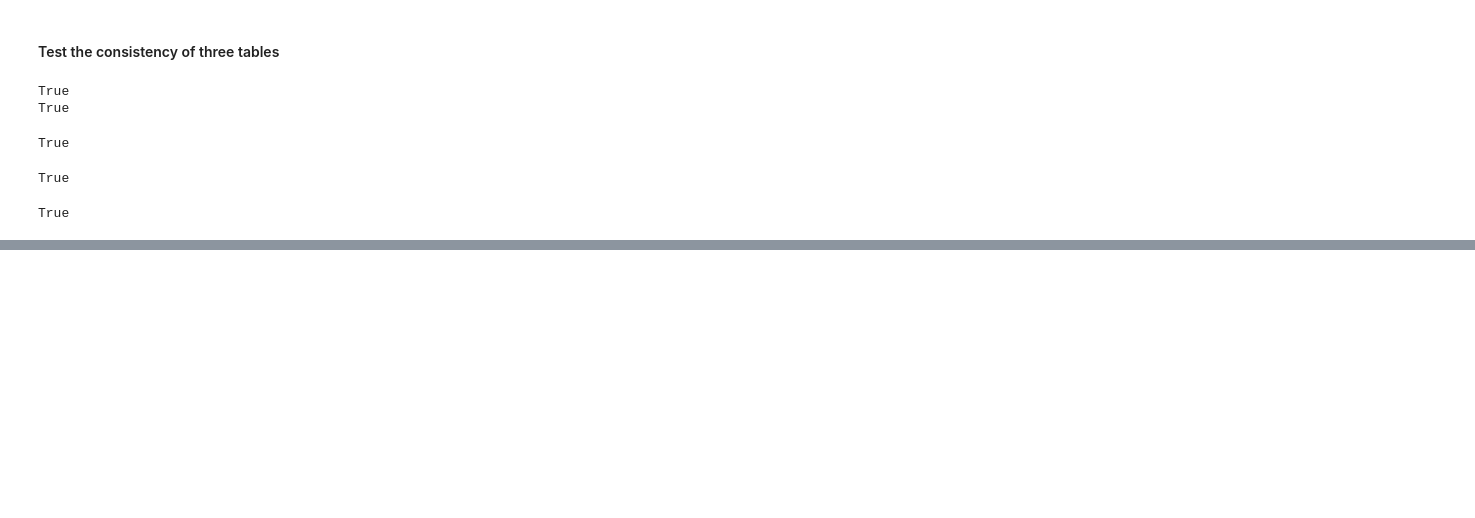
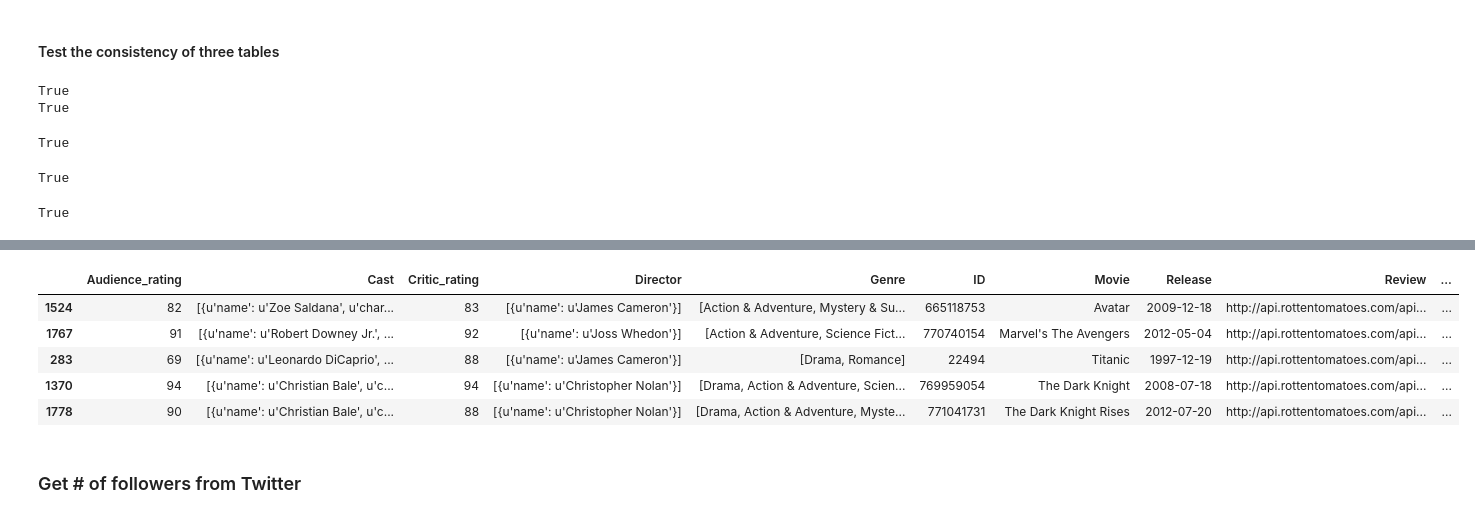
Before and after one commit to lantian2012/DataScience, a Jupyter notebook: Progress.ipynb, the cells around one changed output, grey strips where cells are left out. Cells and saved outputs as stored; diff of their text form; code cells hidden in the pictures; blank space fills up the shorter version.

Commit message:
add data from Twitter

```diff
--- a/Progress.ipynb
+++ b/Progress.ipynb
@@ -1080,0 +1039,11 @@ array([u'Horror', u'Comedy', u'Mystery & Suspense', u'Drama',
+# %%
+NewMovieTable.sort(['BoxOffice'], ascending=[False]).head()
+# %% [output]
+|  | Audience_rating | Cast | Critic_rating | Director | Genre | ID | Movie | Release | Review | ... |
+| 1524 | 82 | [{u'name': u'Zoe Saldana', u'char... | 83 | [{u'name': u'James Cameron'}] | [Action & Adventure, Mystery & Su... | 665118753 | Avatar | 2009-12-18 | http://api.rottentomatoes.com/api... | ... |
+| 1767 | 91 | [{u'name': u'Robert Downey Jr.', ... | 92 | [{u'name': u'Joss Whedon'}] | [Action & Adventure, Science Fict... | 770740154 | Marvel's The Avengers | 2012-05-04 | http://api.rottentomatoes.com/api... | ... |
+| 283 | 69 | [{u'name': u'Leonardo DiCaprio', ... | 88 | [{u'name': u'James Cameron'}] | [Drama, Romance] | 22494 | Titanic | 1997-12-19 | http://api.rottentomatoes.com/api... | ... |
+| 1370 | 94 | [{u'name': u'Christian Bale', u'c... | 94 | [{u'name': u'Christopher Nolan'}] | [Drama, Action & Adventure, Scien... | 769959054 | The Dark Knight | 2008-07-18 | http://api.rottentomatoes.com/api... | ... |
+| 1778 | 90 | [{u'name': u'Christian Bale', u'c... | 88 | [{u'name': u'Christopher Nolan'}] | [Drama, Action & Adventure, Myste... | 771041731 | The Dark Knight Rises | 2012-07-20 | http://api.rottentomatoes.com/api... | ... |
+# %% [markdown]
+### Get # of followers from Twitter
```
Also changed, not shown: parts of 24 cells of this notebook, 7 other files.
